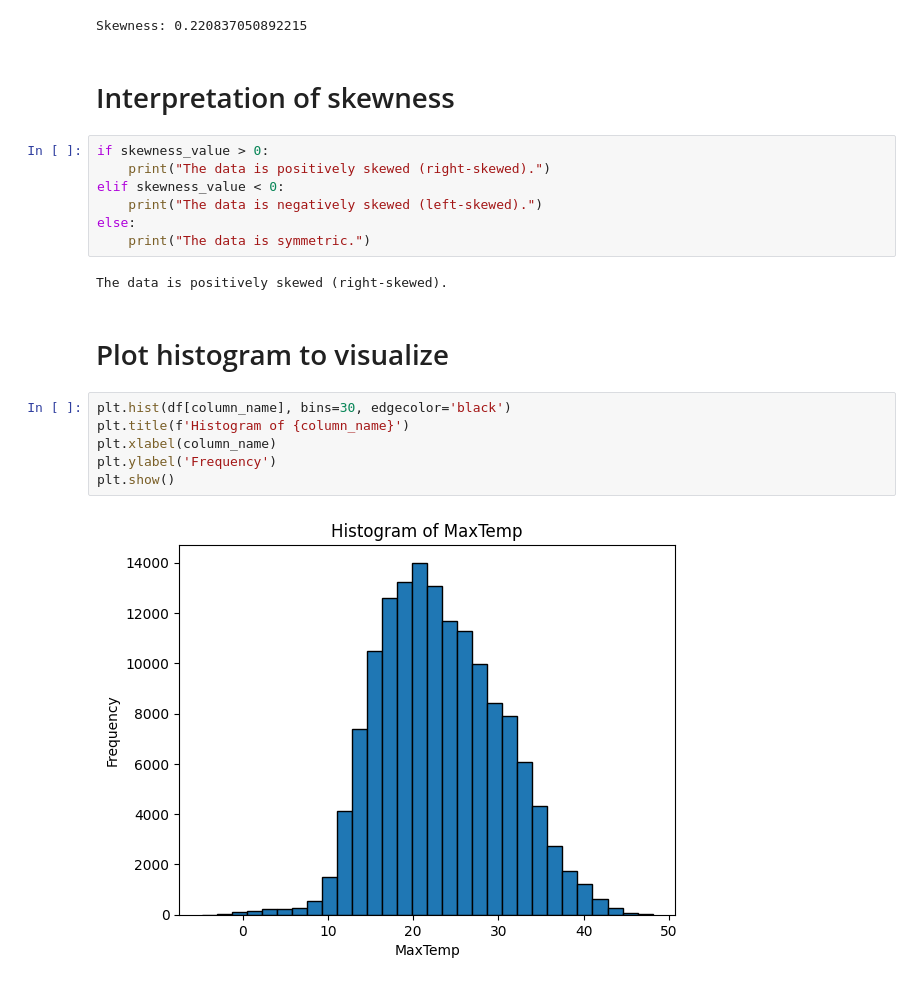
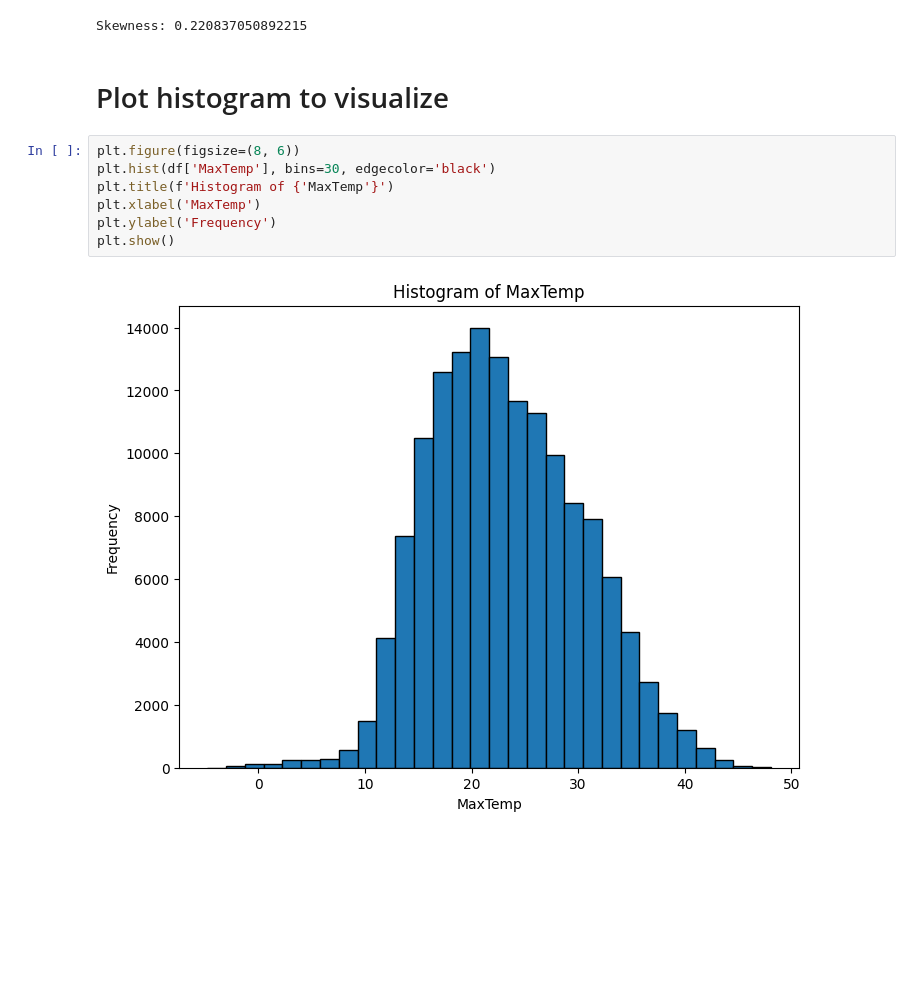
Before and after one commit to mahamadulhasanshaikat/Machine-Learning, a Jupyter notebook: ML Project/Weather Analysis/rain_prediction.ipynb, the cells around one changed output. Cells and saved outputs as stored; diff of their text form; blank space fills up the shorter version.

```diff
--- a/ML Project/Weather Analysis/rain_prediction.ipynb
+++ b/ML Project/Weather Analysis/rain_prediction.ipynb
@@ -82,24 +144,14 @@ skewness_value = skew(df['MaxTemp'].dropna())
 print(f"Skewness: {skewness_value}")
 # %% [output]
 Skewness: 0.220837050892215
-# %% [markdown]
-# Interpretation of skewness
-# %%
-if skewness_value > 0:
-    print("The data is positively skewed (right-skewed).")
-elif skewness_value < 0:
-    print("The data is negatively skewed (left-skewed).")
-else:
-    print("The data is symmetric.")
-# %% [output]
-The data is positively skewed (right-skewed).
 # %% [markdown]
 # Plot histogram to visualize
 # %%
-plt.hist(df[column_name], bins=30, edgecolor='black')
-plt.title(f'Histogram of {column_name}')
-plt.xlabel(column_name)
+plt.figure(figsize=(8, 6))
+plt.hist(df['MaxTemp'], bins=30, edgecolor='black')
+plt.title(f'Histogram of {'MaxTemp'}')
+plt.xlabel('MaxTemp')
 plt.ylabel('Frequency')
 plt.show()
 # %% [output]
-[figure, old version]
+[figure, new version]
```
Also changed, not shown: parts of 16 cells of this notebook.
